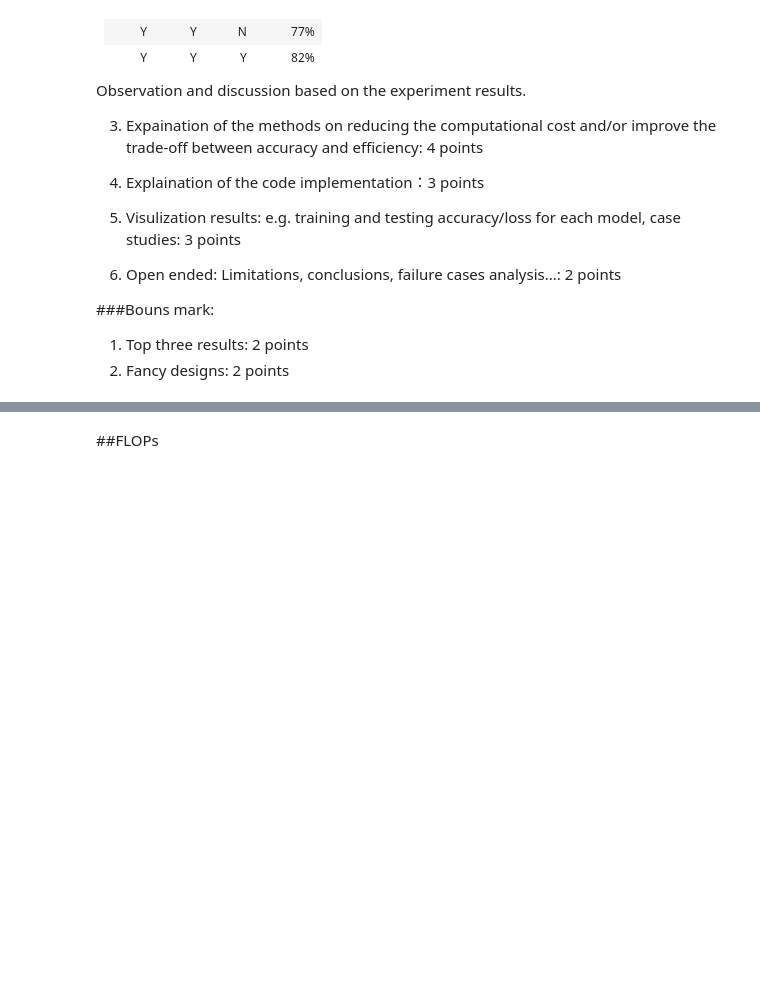
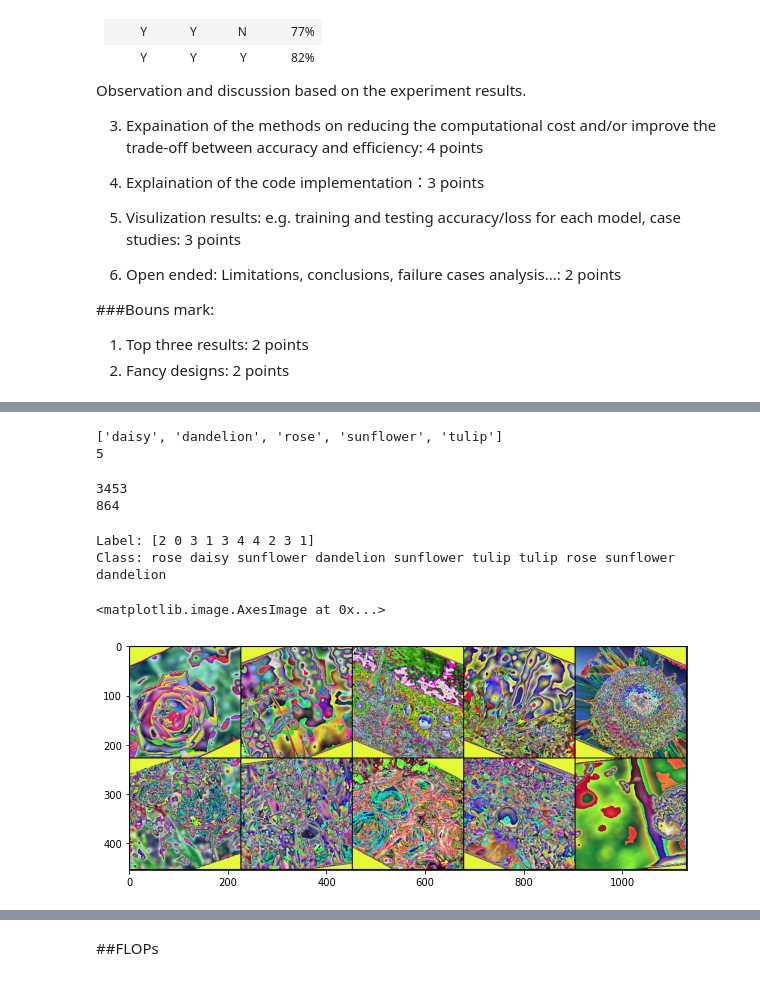
Before and after one commit to XiaoLinZzz/CV-project, a Jupyter notebook: Flower_Classification.ipynb, the cells around one changed output, grey strips where cells are left out. Cells and saved outputs as stored; diff of their text form; code cells hidden in the pictures; blank space fills up the shorter version.

```diff
--- a/Flower_Classification.ipynb
+++ b/Flower_Classification.ipynb
@@ -115,11 +115,11 @@ from sklearn.model_selection import train_test_split
 # Mounting G-Drive to get your dataset.
 # To access Google Colab GPU; Go To: Edit >>> Network Settings >>> Hardware Accelarator: Select GPU.
 # Reference: https://towardsdatascience.com/google-colab-import-and-export-datasets-eccf801e2971
-from google.colab import drive
-drive.mount('/content/drive')
+# from google.colab import drive
+# drive.mount('/content/drive')
 
 # Dataset path.
-data_directory = '/content/drive/MyDrive/Dataset/flower_data/flower_kaggle/flowers'
+data_directory = '/Users/xavier/Desktop/CV/CV_project/CV-project/flowers'
 dataset=datasets.ImageFolder(root=data_directory,transform=train_transform)
 dataset
 # %% [output]
@@ -141,6 +176,9 @@ train_transform=transforms.Compose([
 class_names=dataset.classes
 print(class_names)
 print(len(class_names))
+# %% [output]
+['daisy', 'dandelion', 'rose', 'sunflower', 'tulip']
+5
 # %%
 # Train and Test data split.
 train_indices, test_indices = train_test_split(list(range(len(dataset.targets))), test_size=0.2, stratify=dataset.targets)
@@ -152,6 +190,9 @@ test_loader=DataLoader(test_data,batch_size=10)
 # %%
 print(len(train_data))
 print(len(test_data))
+# %% [output]
+3453
+864
 # %%
 # Preview of the datasets.
 for images, labels in train_loader:
@@ -161,9 +202,18 @@ print('Label:', labels.numpy())
 print('Class:', *np.array([class_names[i] for i in labels]))
 
 im=make_grid(images,nrow=5)
+# %% [output]
+Label: [2 0 3 1 3 4 4 2 3 1]
+Class: rose daisy sunflower dandelion sunflower tulip tulip rose sunflower dandelion
 # %%
 plt.figure(figsize=(10,10))
-plt.imshow(np.transpose(im.numpy(),(1,2,0)))
+# plt.imshow(np.transpose(im.numpy(),(1,2,0)))
+
+#imshow to out*255 turn to the valid RGB range
+plt.imshow((np.transpose(im.numpy(),(1,2,0)) * 255).astype(np.uint8))
+# %% [output]
+<matplotlib.image.AxesImage at 0x...>
+[figure, added]
 # %%
 # Inverse Normalization.
 inv_normalize=transforms.Normalize(mean=[-0.485/0.229,-0.456/0.224,-0.406/0.225],
```
Also changed, not shown: parts of 13 cells of this notebook, 2 other files.
